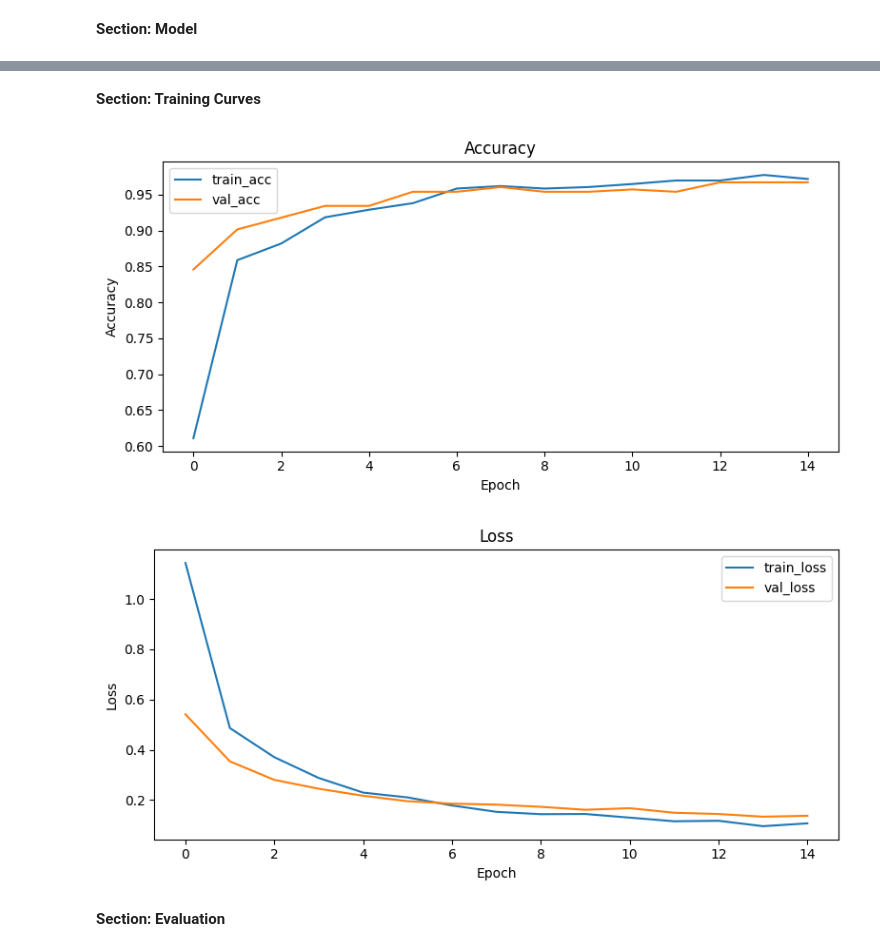
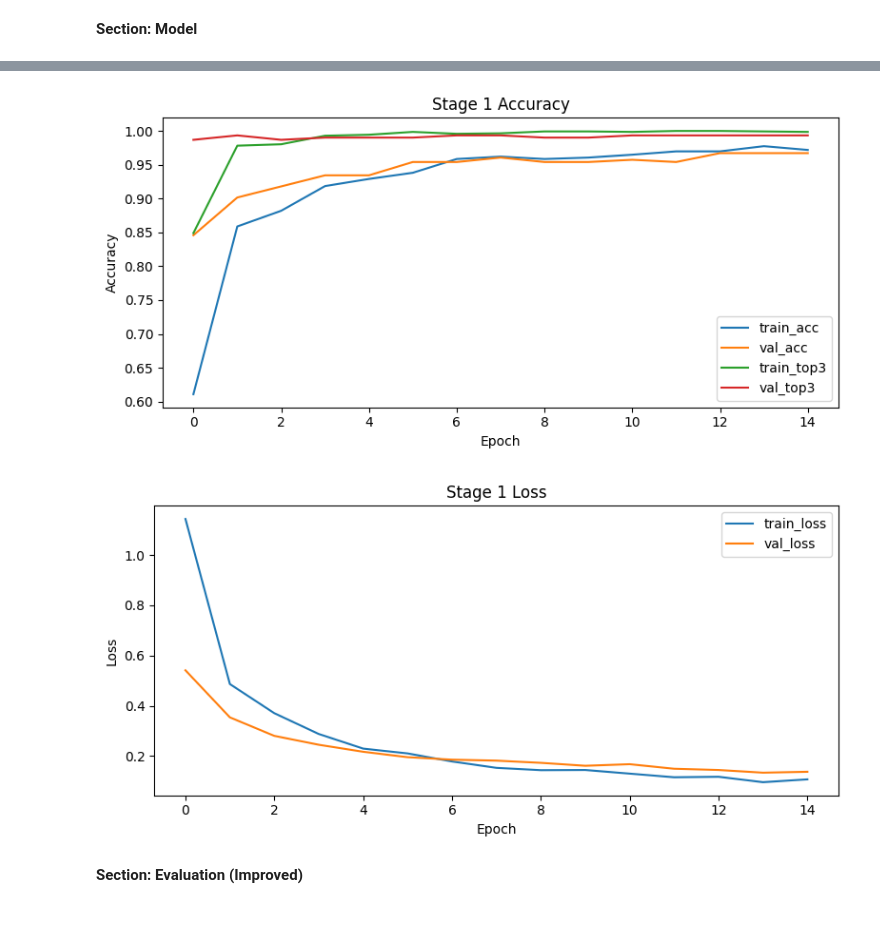
Before and after one commit to sheronfdo/govi-guru-pest-identification, a Jupyter notebook: ml/Pest_Identification_Training.ipynb, the cells around one changed output, grey strips where cells are left out. Cells and saved outputs as stored; diff of their text form; code cells hidden in the pictures; blank space fills up the shorter version.

Commit message:
feat: Add ROC-AUC evaluation and training fine-tuning configuration options.

```diff
--- a/ml/Pest_Identification_Training.ipynb
+++ b/ml/Pest_Identification_Training.ipynb
@@ -515,7 +521,7 @@ model = tf.keras.Model(inputs, outputs)
 model.compile(
     optimizer=tf.keras.optimizers.Adam(learning_rate=1e-3),
     loss='categorical_crossentropy',
-    metrics=['accuracy']
+    metrics=['accuracy', tf.keras.metrics.TopKCategoricalAccuracy(k=3, name='top3_acc')]
 )
 
 model.summary()
@@ -546 +591,18 @@ Model: "functional_5"
+# %%
+if USE_FINE_TUNING:
+    base_model.trainable = True
+    for layer in base_model.layers[:FINE_TUNE_AT]:
+        layer.trainable = False
+    model.compile(
+        optimizer=tf.keras.optimizers.Adam(learning_rate=1e-5),
+        loss='categorical_crossentropy',
+        metrics=['accuracy', tf.keras.metrics.TopKCategoricalAccuracy(k=3, name='top3_acc')]
+    )
+    history_ft = model.fit(
+        train_ds,
+        validation_data=val_ds,
+        epochs=EPOCHS // 2 + 1,
+        callbacks=callbacks,
+        class_weight=class_weight
+    )
 # %% [markdown]
@@ -582,28 +610,34 @@ Epoch 15/15
+# %%
+def plot_history(hist, title_prefix=''):
+    plt.figure(figsize=(8, 4))
+    plt.plot(hist.history['accuracy'], label='train_acc')
+    plt.plot(hist.history['val_accuracy'], label='val_acc')
+    if 'top3_acc' in hist.history:
+        plt.plot(hist.history['top3_acc'], label='train_top3')
+        plt.plot(hist.history['val_top3_acc'], label='val_top3')
+    plt.xlabel('Epoch')
+    plt.ylabel('Accuracy')
+    plt.title(f'{title_prefix}Accuracy')
+    plt.legend()
+    plt.tight_layout()
+    plt.show()
+
+    plt.figure(figsize=(8, 4))
+    plt.plot(hist.history['loss'], label='train_loss')
+    plt.plot(hist.history['val_loss'], label='val_loss')
+    plt.xlabel('Epoch')
+    plt.ylabel('Loss')
+    plt.title(f'{title_prefix}Loss')
+    plt.legend()
+    plt.tight_layout()
+    plt.show()
+
+plot_history(history, title_prefix='Stage 1 ')
+if USE_FINE_TUNING:
+    plot_history(history_ft, title_prefix='Stage 2 ')
+# %% [output]
+[figure, added]
+[figure, added]
 # %% [markdown]
-**Section: Training Curves**
+**Section: Evaluation (Improved)**
-# %%
-plt.figure(figsize=(8, 4))
-plt.plot(history.history['accuracy'], label='train_acc')
-plt.plot(history.history['val_accuracy'], label='val_acc')
-plt.xlabel('Epoch')
-plt.ylabel('Accuracy')
-plt.title('Accuracy')
-plt.legend()
-plt.tight_layout()
-plt.show()
-
-plt.figure(figsize=(8, 4))
-plt.plot(history.history['loss'], label='train_loss')
-plt.plot(history.history['val_loss'], label='val_loss')
-plt.xlabel('Epoch')
-plt.ylabel('Loss')
-plt.title('Loss')
-plt.legend()
-plt.tight_layout()
-plt.show()
-# %% [output]
-[figure, removed]
-[figure, removed]
-# %% [markdown]
-**Section: Evaluation**
 # %%
```
Also changed, not shown: parts of 18 cells of this notebook.
